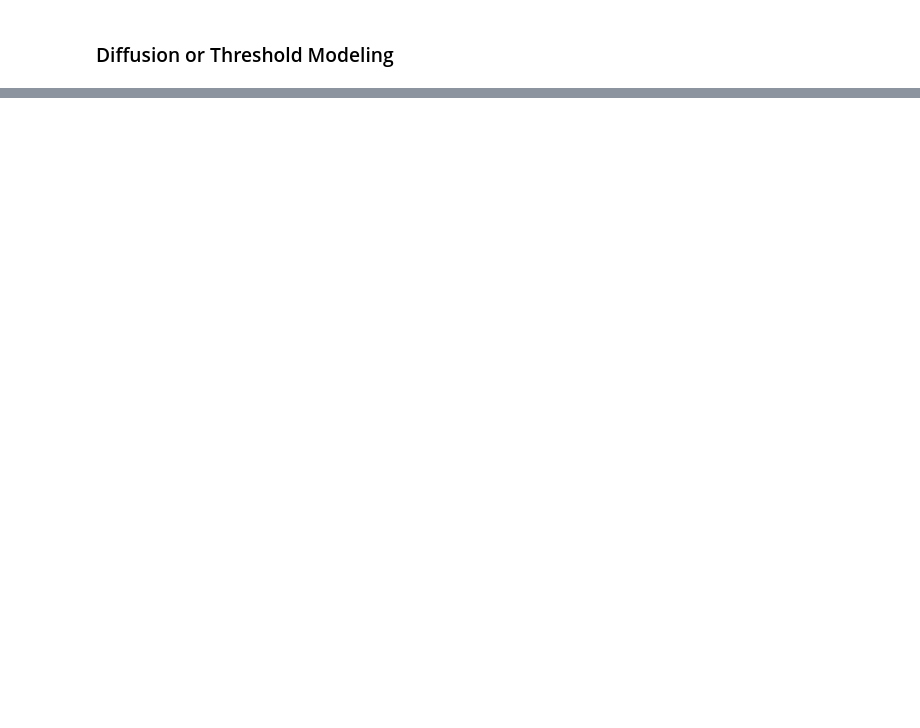
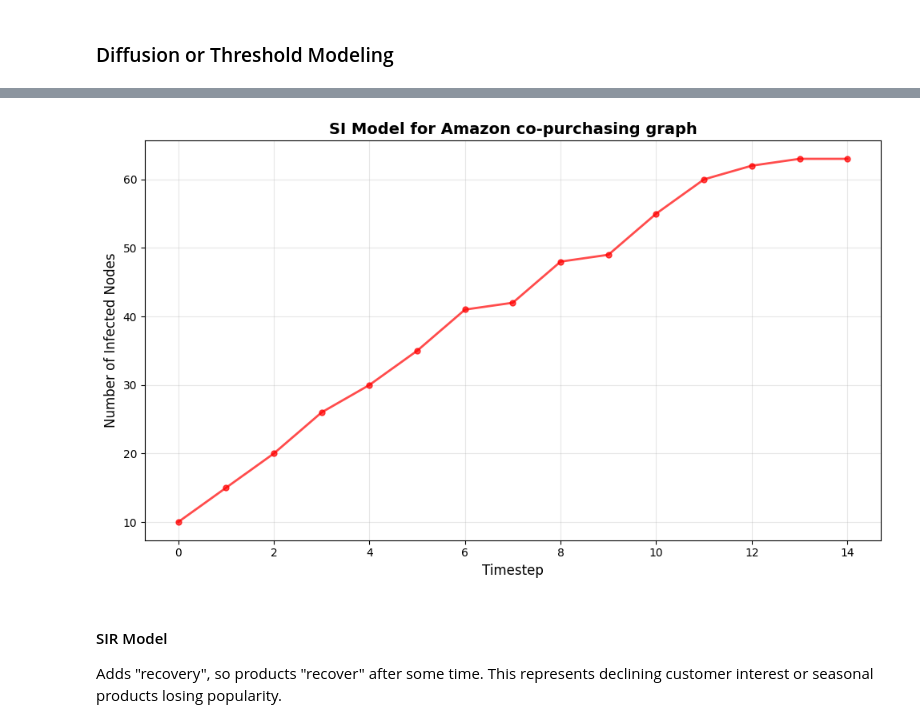
Before and after one commit to Eloto04/CS4230-AmazonShinyApp, a Jupyter notebook: Modeling.ipynb, the cells around one changed output, grey strips where cells are left out. Cells and saved outputs as stored; diff of their text form; code cells hidden in the pictures; blank space fills up the shorter version.

```diff
--- a/Modeling.ipynb
+++ b/Modeling.ipynb
@@ -77,0 +258,21 @@ Top 10 nodes by Eigenvector Centrality:
+# %%
+# Pick seed nodes for the diffusion models
+# Using out-degree first, then in-degree to break ties since many nodes have max out-degree of 5
+node_scores = []
+for node in G.nodes():
+    out_deg = G.out_degree(node)
+    in_deg = G.in_degree(node)
+    combined_score = (out_deg, in_deg)
+    node_scores.append((node, out_deg, in_deg, combined_score))
+
+# Sort and get top 10
+top_seeds = sorted(node_scores, key=lambda x: x[3], reverse=True)[:10]
+seed_nodes = [node for node, out_deg, in_deg, score in top_seeds]
+
+print("Selected top 10 seed nodes:")
+print("\n  Node | Out-Degree | In-Degree | Total")
+print("-" * 40)
+for node, out_deg, in_deg, score in top_seeds:
+    print(f"{node:6d} | {out_deg:10d} | {in_deg:9d} | {out_deg + in_deg:5d}")
+
+print(f"\nSeed nodes: {seed_nodes}")
@@ -77,0 +351,19 @@ Top 10 nodes by Eigenvector Centrality:
+# %%
+# Plot infected nodes over time
+plt.figure(figsize=(10, 6))
+
+plt.plot(range(len(cumulative_infected)), cumulative_infected,
+         'r-', linewidth=2, marker='o', markersize=5, alpha=0.7)
+
+plt.xlabel('Timestep', fontsize=12)
+plt.ylabel('Number of Infected Nodes', fontsize=12)
+plt.title('SI Model for Amazon co-purchasing graph', fontsize=14, fontweight='bold')
+plt.grid(True, alpha=0.3)
+plt.tight_layout()
+plt.show()
+# %% [output]
+[figure, added]
+# %% [markdown]
+#### SIR Model
+
+Adds "recovery", so products "recover" after some time. This represents declining customer interest or seasonal products losing popularity.
```
Also changed, not shown: parts of 20 cells of this notebook.
